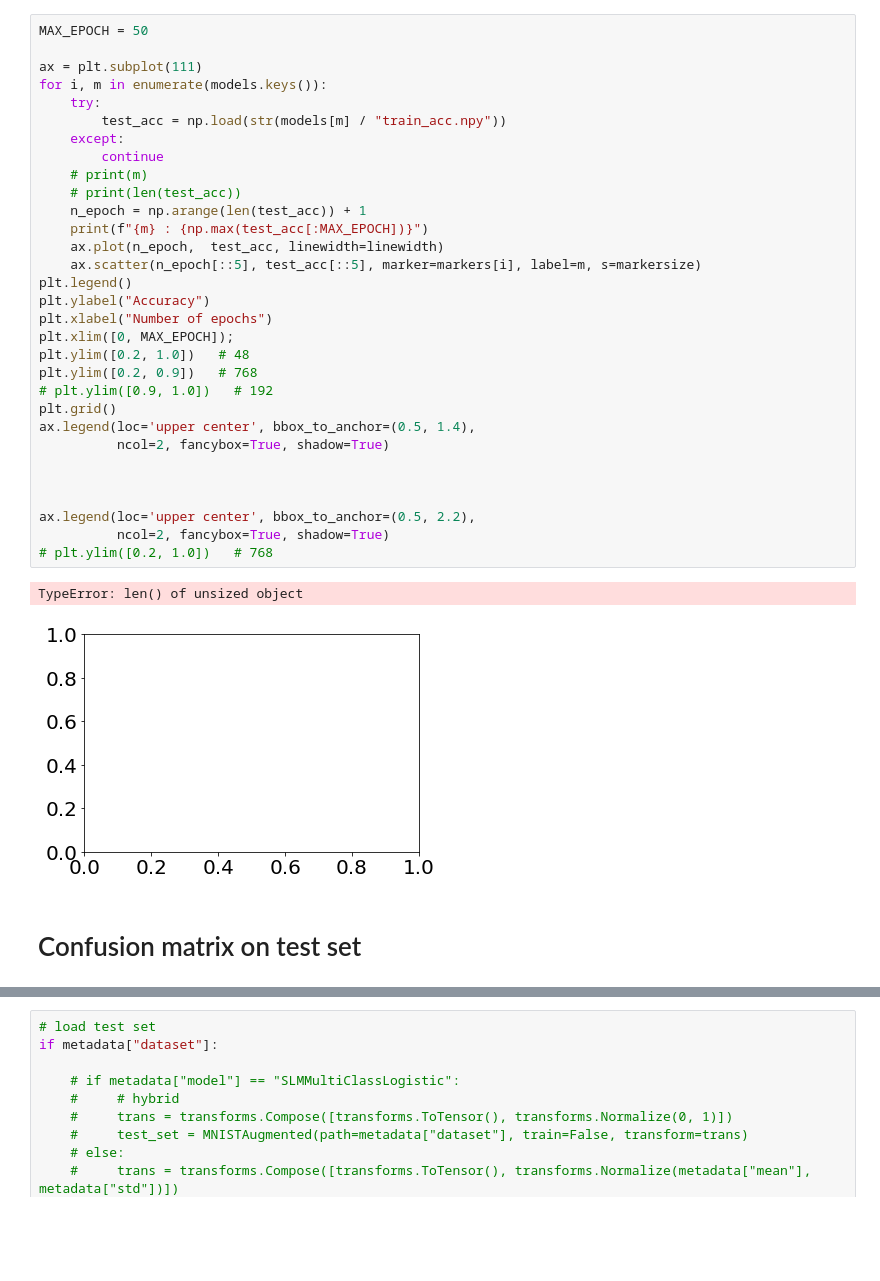
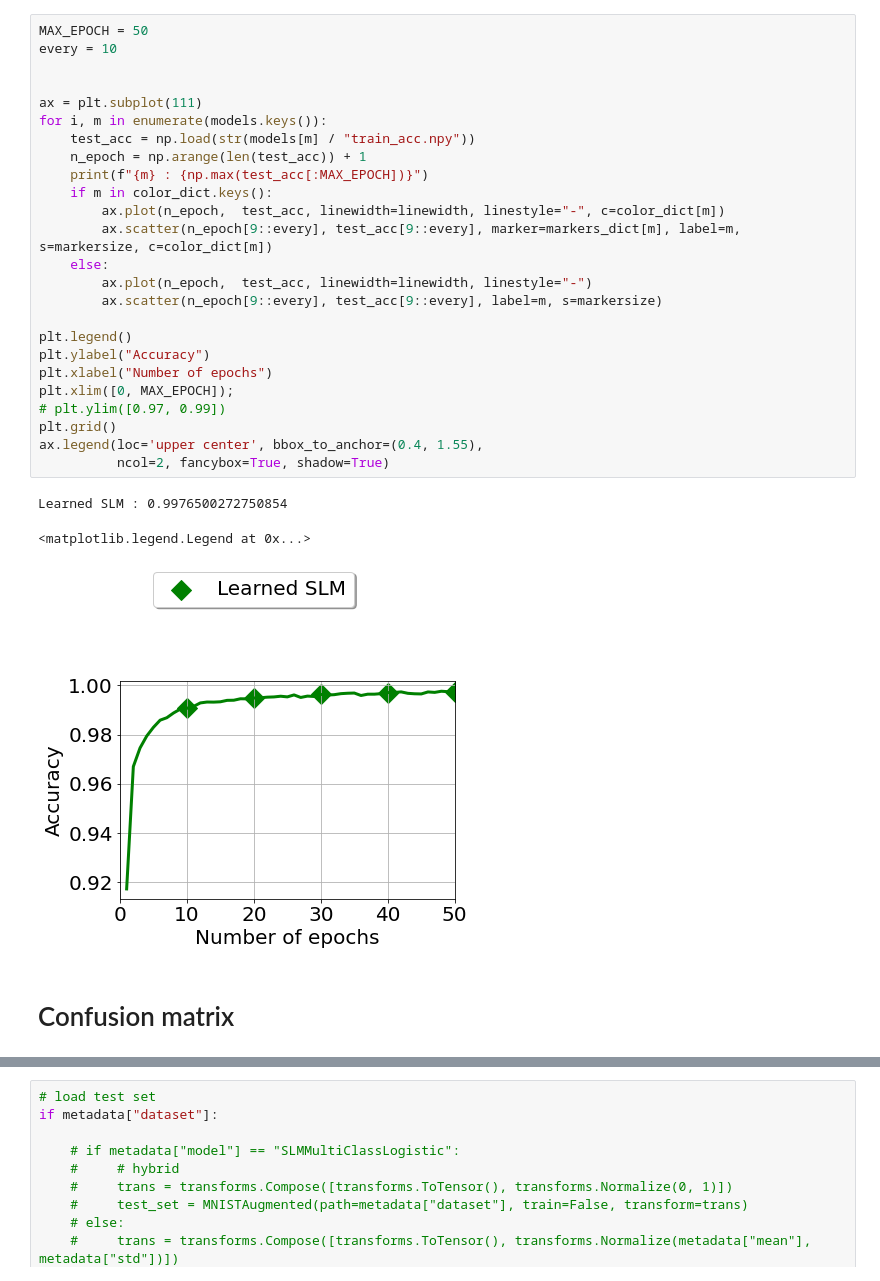
Before and after one commit to ebezzam/LenslessClassification, a Jupyter notebook: notebooks/compare_mnist_models.ipynb, the cells around one changed output, grey strips where cells are left out. Saved outputs shown, nothing was run; the diff lists cells and outputs as text; blank space fills up the shorter version.

Commit message:
Update training scripts.

```diff
--- a/notebooks/compare_mnist_models.ipynb
+++ b/notebooks/compare_mnist_models.ipynb
@@ -424,39 +415,34 @@ Learned SLM : 0.9196999669075012
 # %%
 MAX_EPOCH = 50
+every = 10
+
 
 ax = plt.subplot(111)
 for i, m in enumerate(models.keys()):
-    try:
-        test_acc = np.load(str(models[m] / "train_acc.npy"))
-    except:
-        continue
-    # print(m)
-    # print(len(test_acc))
+    test_acc = np.load(str(models[m] / "train_acc.npy"))
     n_epoch = np.arange(len(test_acc)) + 1
     print(f"{m} : {np.max(test_acc[:MAX_EPOCH])}")
-    ax.plot(n_epoch,  test_acc, linewidth=linewidth)
-    ax.scatter(n_epoch[::5], test_acc[::5], marker=markers[i], label=m, s=markersize)
+    if m in color_dict.keys():
+        ax.plot(n_epoch,  test_acc, linewidth=linewidth, linestyle="-", c=color_dict[m])
+        ax.scatter(n_epoch[9::every], test_acc[9::every], marker=markers_dict[m], label=m, s=markersize, c=color_dict[m])
+    else:
+        ax.plot(n_epoch,  test_acc, linewidth=linewidth, linestyle="-")
+        ax.scatter(n_epoch[9::every], test_acc[9::every], label=m, s=markersize)
+
 plt.legend()
 plt.ylabel("Accuracy")
 plt.xlabel("Number of epochs")
 plt.xlim([0, MAX_EPOCH]);
-plt.ylim([0.2, 1.0])   # 48
-plt.ylim([0.2, 0.9])   # 768
-# plt.ylim([0.9, 1.0])   # 192
+# plt.ylim([0.97, 0.99])
 plt.grid()
-ax.legend(loc='upper center', bbox_to_anchor=(0.5, 1.4),
+ax.legend(loc='upper center', bbox_to_anchor=(0.4, 1.55),
           ncol=2, fancybox=True, shadow=True)
-
-
-
-ax.legend(loc='upper center', bbox_to_anchor=(0.5, 2.2),
-          ncol=2, fancybox=True, shadow=True)
-# plt.ylim([0.2, 1.0])   # 768
 # %% [output]
-TypeError: len() of unsized object
+Learned SLM : 0.9976500272750854
+<matplotlib.legend.Legend at 0x...>
-[figure, old version]
+[figure, new version]
 # %% [markdown]
-# Confusion matrix on test set
+# Confusion matrix
 # %%
 import numpy as np
 import pathlib as plib
```
Also changed, not shown: parts of 9 cells of this notebook, 15 other files.
